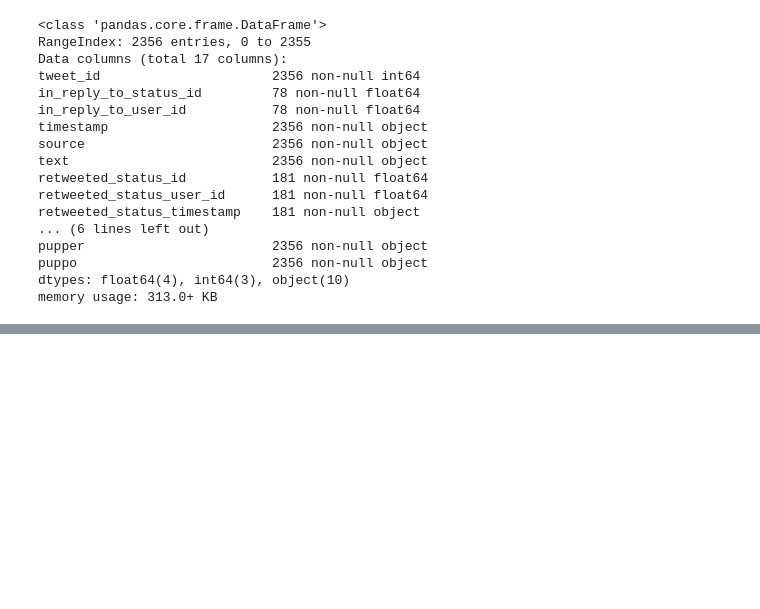
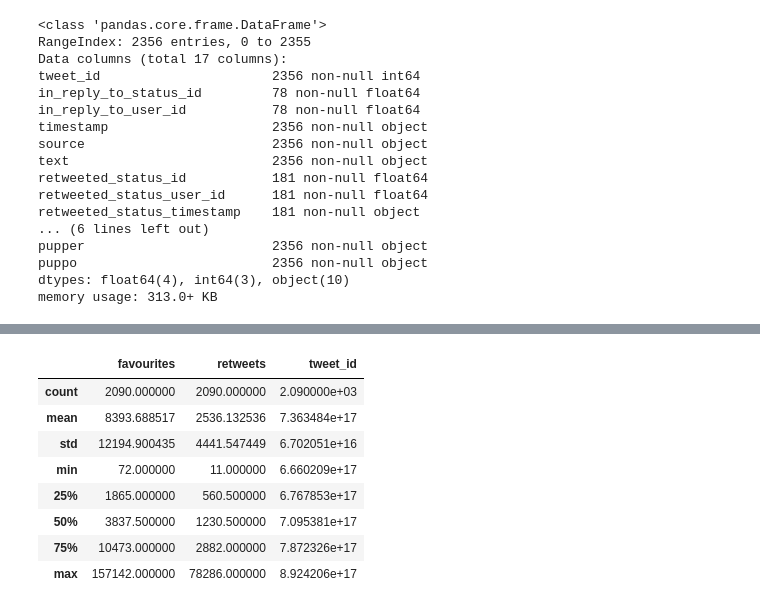
Before and after one commit to aleighton/Project4, a Jupyter notebook: wrangle_act.ipynb, the cells around one changed output, grey strips where cells are left out. Saved outputs shown, nothing was run; the diff lists cells and outputs as text; code cells hidden in the pictures; blank space fills up the shorter version.

```diff
--- a/wrangle_act.ipynb
+++ b/wrangle_act.ipynb
@@ -42,0 +149,6 @@ memory usage: 313.0+ KB
+# %%
+#json file seems to be saving datetime as epoch time in milliseconds
+tweets = pd.read_json('tweet_json.txt')
+tweets.creation_date = pd.to_datetime(tweets.creation_date, unit='ms')
+tweets.reset_index(drop=True, inplace=True)
+tweets.head()
@@ -104,0 +226,12 @@ twitter_scraped['tweet_id'] = success
+# %%
+tweets.describe()
+# %% [output]
+|  | favourites | retweets | tweet_id |
+| count | 2090.000000 | 2090.000000 | 2.090000e+03 |
+| mean | 8393.688517 | 2536.132536 | 7.363484e+17 |
+| std | 12194.900435 | 4441.547449 | 6.702051e+16 |
+| min | 72.000000 | 11.000000 | 6.660209e+17 |
+| 25% | 1865.000000 | 560.500000 | 6.767853e+17 |
+| 50% | 3837.500000 | 1230.500000 | 7.095381e+17 |
+| 75% | 10473.000000 | 2882.000000 | 7.872326e+17 |
+| max | 157142.000000 | 78286.000000 | 8.924206e+17 |
```
Also changed, not shown: parts of 64 cells of this notebook, 4 other files.
